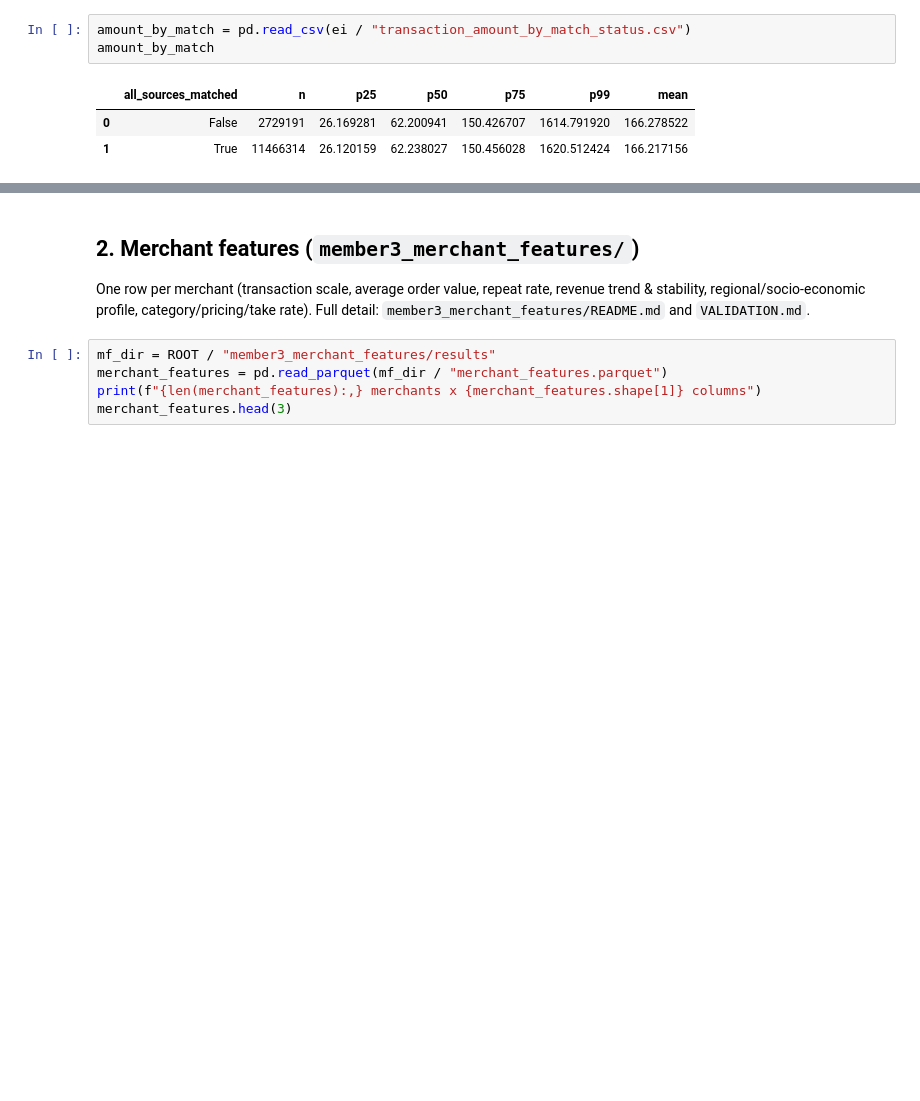
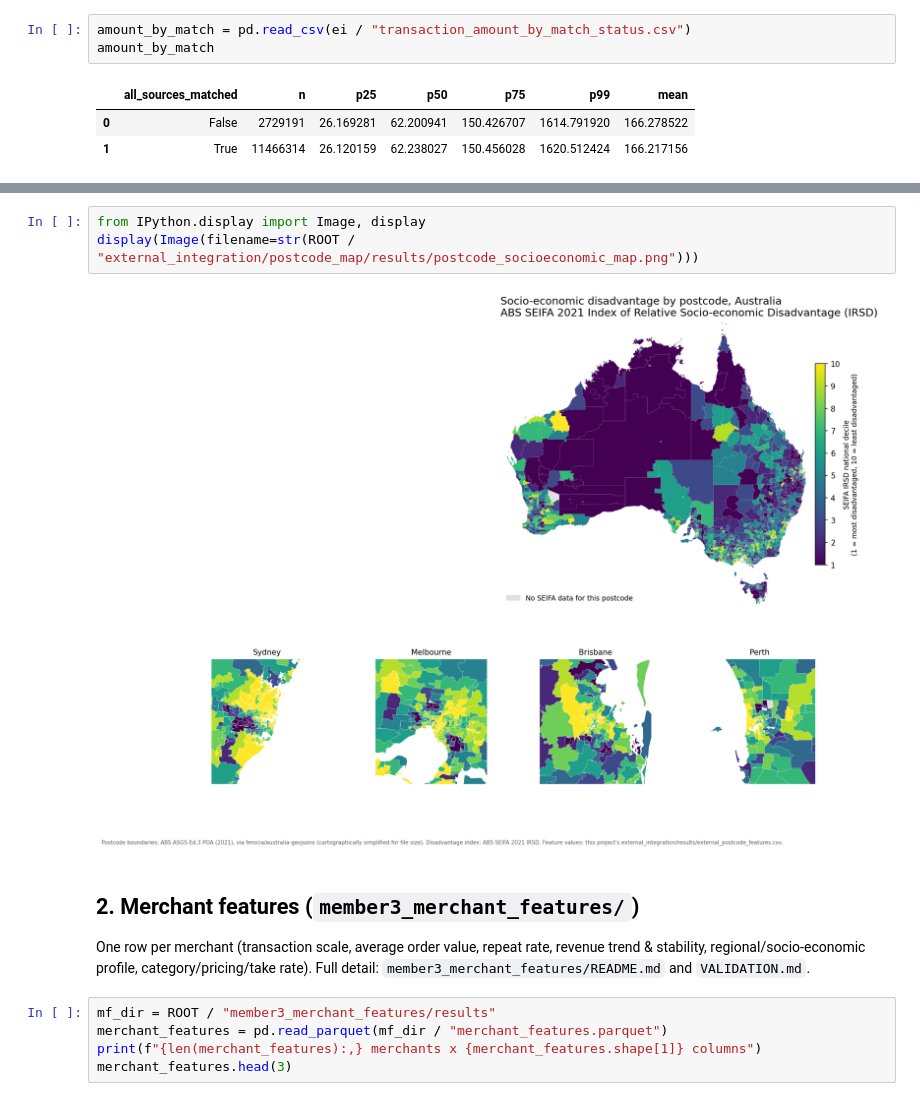
Before and after one commit to yixxx111/MAST30034-Project-2-Group-50, a Jupyter notebook: member3_summary.ipynb, the cells around one changed output, grey strips where cells are left out. Cells and saved outputs as stored; diff of their text form; blank space fills up the shorter version.

```diff
--- a/member3_summary.ipynb
+++ b/member3_summary.ipynb
@@ -106,3 +110,8 @@ amount_by_match
+# %%
+from IPython.display import Image, display
+display(Image(filename=str(ROOT / "external_integration/postcode_map/results/postcode_socioeconomic_map.png")))
+# %% [output]
+[figure, added]
 # %% [markdown]
 ## 2. Merchant features (`member3_merchant_features/`)
 
```
Also changed, not shown: parts of 1 cell of this notebook, 8 other files.
